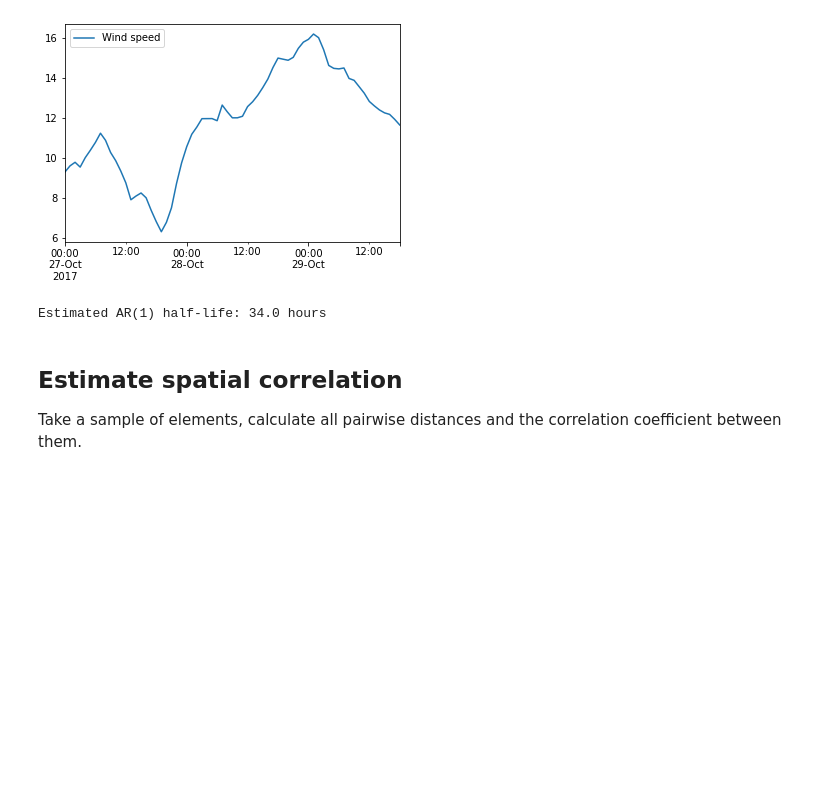
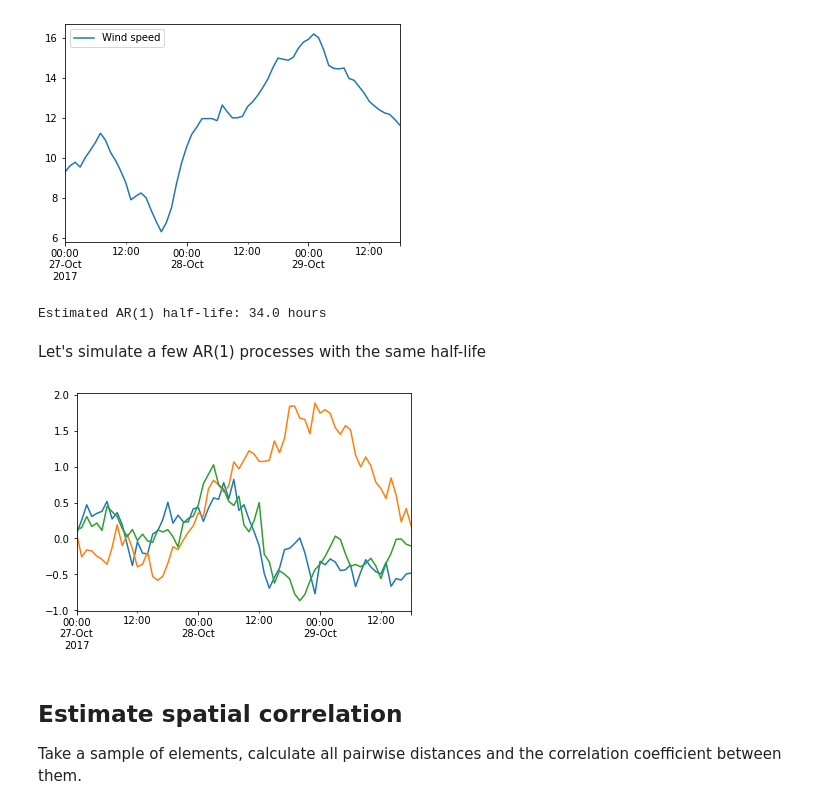
Before and after one commit to DHI/fmdap, a Jupyter notebook: notebooks/Analyze_forcing_data.ipynb, the cells around one changed output. Drawn from its saved outputs; the diff is of its cells as text; code cells hidden in the pictures; blank space fills up the shorter version.

Commit message:
add simulate_AR1

```diff
--- a/notebooks/Analyze_forcing_data.ipynb
+++ b/notebooks/Analyze_forcing_data.ipynb
@@ -40,6 +40,14 @@ rho = AR1.estimate_AR1_halflife(df)
 print(f"Estimated AR(1) half-life: {rho/3600:.1f} hours")
 # %% [output]
 Estimated AR(1) half-life: 34.0 hours
+# %% [markdown]
+Let's simulate a few AR(1) processes with the same half-life
+# %%
+fig, ax = plt.subplots()
+for j in range(3):
+    AR1.simulate_AR1(halflife=rho, index=df.index).plot(ax=ax, legend=None)
+# %% [output]
+[figure, added]
 # %% [markdown]
 ## Estimate spatial correlation
 Take a sample of elements, calculate all pairwise distances and the correlation coefficient between them.
```
